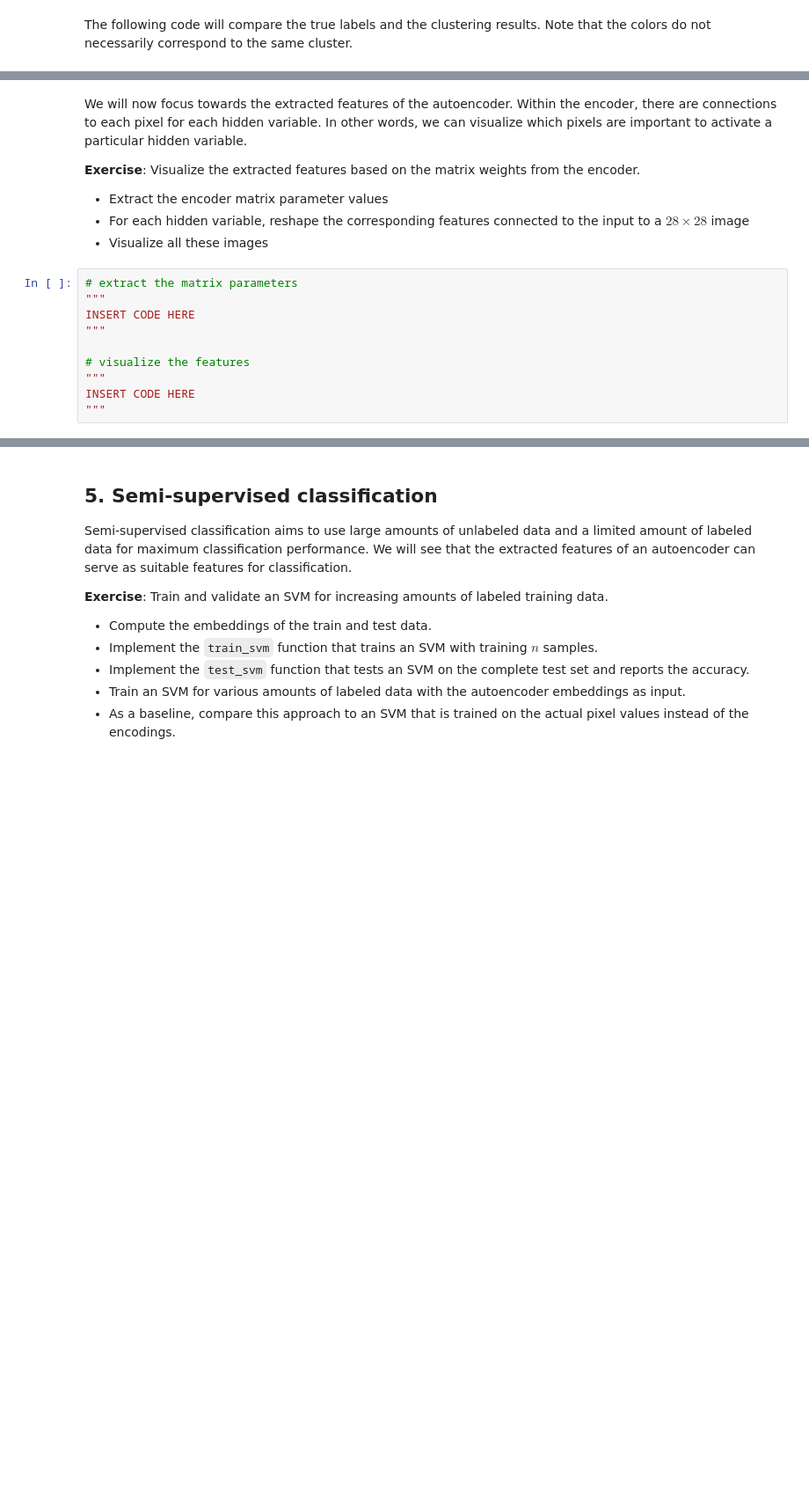
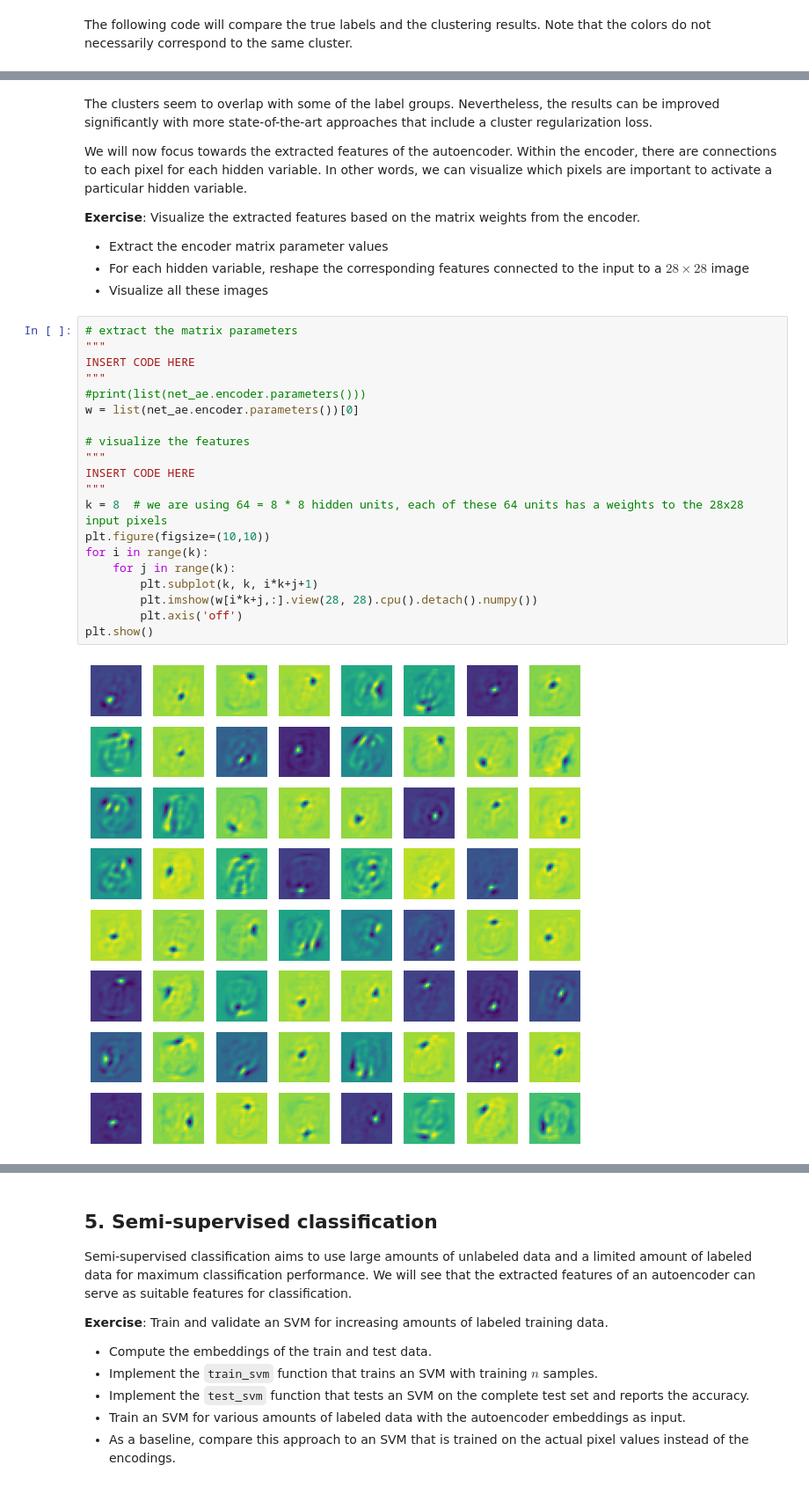
Before and after one commit to SilverViking/deep-learning-biology, a Jupyter notebook: exercises/assignments/2020-dlb-5-unsupervised-neural-networks.ipynb, the cells around one changed output, grey strips where cells are left out. Shown at 88% size. Saved outputs shown, nothing was run; the diff lists cells and outputs as text; blank space fills up the shorter version.

```diff
--- a/exercises/assignments/2020-dlb-5-unsupervised-neural-networks.ipynb
+++ b/exercises/assignments/2020-dlb-5-unsupervised-neural-networks.ipynb
@@ -277,17 +380,31 @@ plt.show()
 # %% [markdown]
+The clusters seem to overlap with some of the label groups. Nevertheless, the results can be improved significantly with more state-of-the-art approaches that include a cluster regularization loss.
+
 We will now focus towards the extracted features of the autoencoder. Within the encoder, there are connections to each pixel for each hidden variable. In other words, we can visualize which pixels are important to activate a particular hidden variable.
 
 **Exercise**: Visualize the extracted features based on the matrix weights from the encoder.
 - Extract the encoder matrix parameter values
 - For each hidden variable, reshape the corresponding features connected to the input to a $28 \times 28$ image
 - Visualize all these images
-# %%
-# extract the matrix parameters
-"""
-INSERT CODE HERE
-"""
-
-# visualize the features
-"""
-INSERT CODE HERE
-"""
+# %%
+# extract the matrix parameters
+"""
+INSERT CODE HERE
+"""
+#print(list(net_ae.encoder.parameters()))
+w = list(net_ae.encoder.parameters())[0]
+
+# visualize the features
+"""
+INSERT CODE HERE
+"""
+k = 8  # we are using 64 = 8 * 8 hidden units, each of these 64 units has a weights to the 28x28 input pixels
+plt.figure(figsize=(10,10))
+for i in range(k):
+    for j in range(k):
+        plt.subplot(k, k, i*k+j+1)
+        plt.imshow(w[i*k+j,:].view(28, 28).cpu().detach().numpy())
+        plt.axis('off')
+plt.show()
+# %% [output]
+[figure, added]
```
Also changed, not shown: parts of 13 cells of this notebook.
